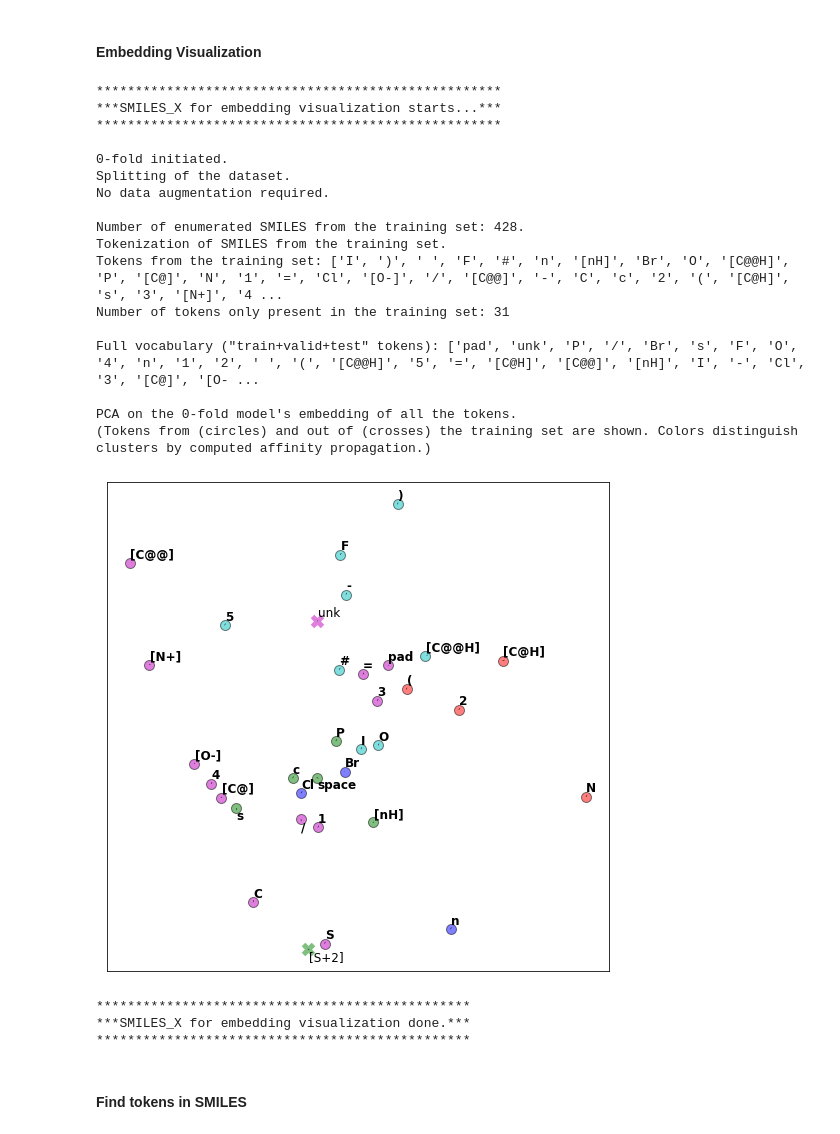
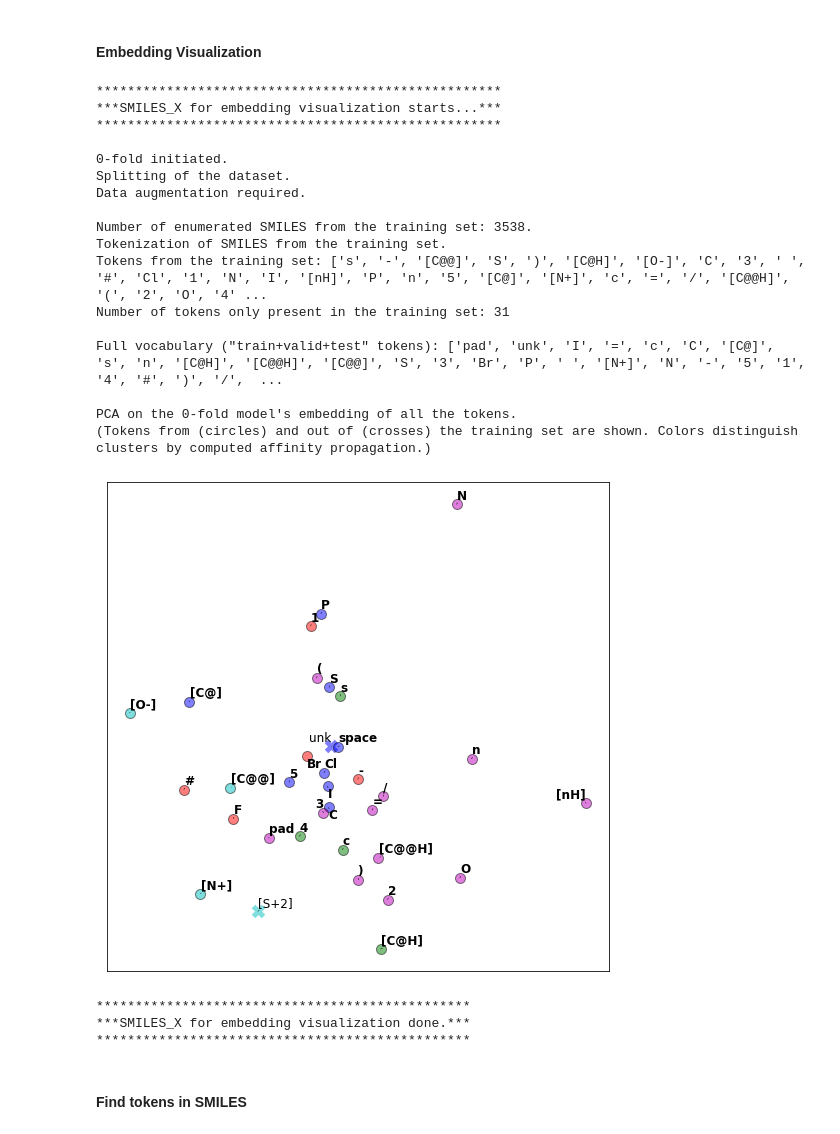
Before and after one commit to GLambard/SMILES-X, a Jupyter notebook: SMILESX_Visualization_github.ipynb, the cells around one changed output. Saved outputs shown, nothing was run; the diff lists cells and outputs as text; code cells hidden in the pictures.

```diff
--- a/SMILESX_Visualization_github.ipynb
+++ b/SMILESX_Visualization_github.ipynb
@@ -68,31 +68,31 @@ sol_data.iloc[:,1].values.shape
 # %%
 embeddingvis.Embedding_Vis(data=sol_data,
                           data_name=data_name,
                           k_fold_number = None,
                           k_fold_index = 0,
-                          augmentation = False,
+                          augmentation = True,
                           indir = "./data/",
                           outdir = "./data/",
                           affinity_propn = True)
 # %% [output]
 ****************************************************
 ***SMILES_X for embedding visualization starts...***
 ****************************************************
 
 0-fold initiated.
 Splitting of the dataset.
-No data augmentation required.
+Data augmentation required.
 
-Number of enumerated SMILES from the training set: 428.
+Number of enumerated SMILES from the training set: 3538.
 Tokenization of SMILES from the training set.
-Tokens from the training set: ['I', ')', ' ', 'F', '#', 'n', '[nH]', 'Br', 'O', '[C@@H]', 'P', '[C@]', 'N', '1', '=', 'Cl', '[O-]', '/', '[C@@]', '-', 'C', 'c', '2', '(', '[C@H]', 's', '3', '[N+]', '4 ...
+Tokens from the training set: ['s', '-', '[C@@]', 'S', ')', '[C@H]', '[O-]', 'C', '3', ' ', '#', 'Cl', '1', 'N', 'I', '[nH]', 'P', 'n', '5', '[C@]', '[N+]', 'c', '=', '/', '[C@@H]', '(', '2', 'O', '4' ...
 Number of tokens only present in the training set: 31
 
-Full vocabulary ("train+valid+test" tokens): ['pad', 'unk', 'P', '/', 'Br', 's', 'F', 'O', '4', 'n', '1', '2', ' ', '(', '[C@@H]', '5', '=', '[C@H]', '[C@@]', '[nH]', 'I', '-', 'Cl', '3', '[C@]', '[O- ...
+Full vocabulary ("train+valid+test" tokens): ['pad', 'unk', 'I', '=', 'c', 'C', '[C@]', 's', 'n', '[C@H]', '[C@@H]', '[C@@]', 'S', '3', 'Br', 'P', ' ', '[N+]', 'N', '-', '5', '1', '4', '#', ')', '/',  ...
 
 PCA on the 0-fold model's embedding of all the tokens.
 (Tokens from (circles) and out of (crosses) the training set are shown. Colors distinguish clusters by computed affinity propagation.)
-[figure, old version]
+[figure, new version]
 ************************************************
 ***SMILES_X for embedding visualization done.***
 ************************************************
```
Also changed, not shown: parts of 3 cells of this notebook, 4 other files.
